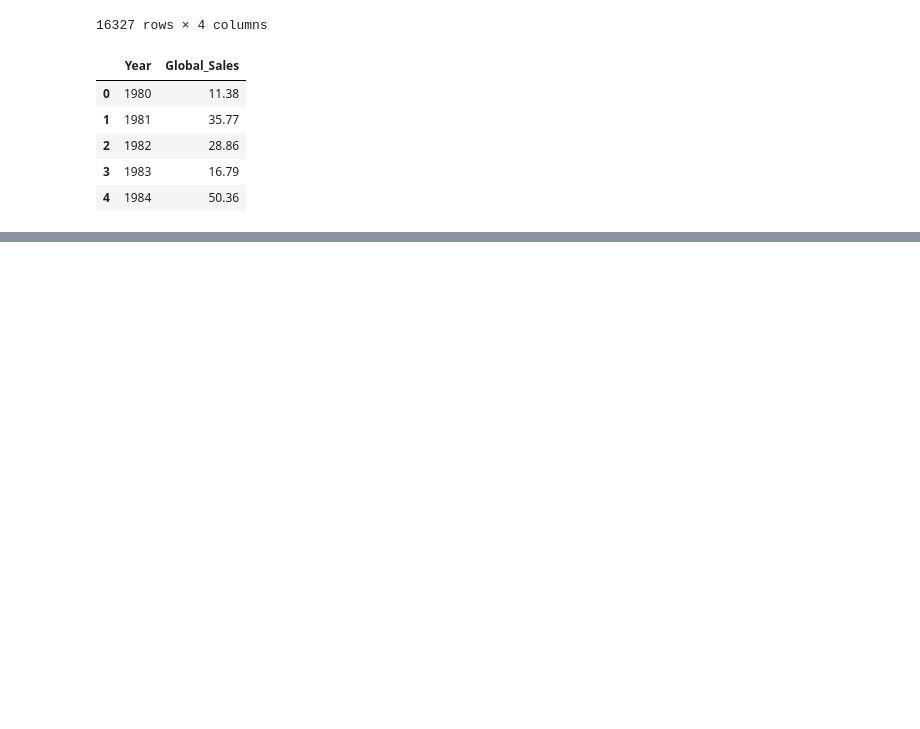
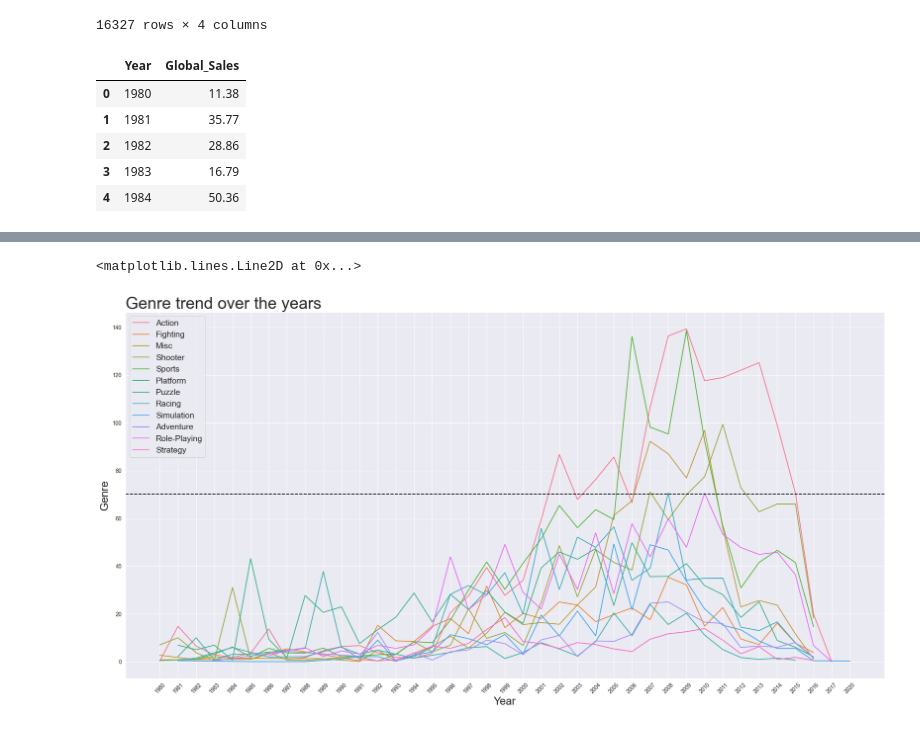
Before and after one commit to rodioniam/study_projects, a Jupyter notebook: visualization/other_charts.ipynb, the cells around one changed output, grey strips where cells are left out. Drawn from its saved outputs; the diff is of its cells as text; code cells hidden in the pictures; blank space fills up the shorter version.

```diff
--- a/visualization/other_charts.ipynb
+++ b/visualization/other_charts.ipynb
@@ -94,0 +76,8 @@ Text(0.5, 1.0, 'Video games sales trend over the years')
+# %%
+columns2 = ['Year', 'Genre', 'Global_Sales']
+
+df_sales_genre = df[columns2]
+df_sales_genre.isna().any()
+df_sales_genre = df_sales_genre.dropna()
+df_sales_genre['Year'] = df_sales_genre['Year'].astype(int).astype(str)
+df_sales_genre = df_sales_genre.groupby(['Year', 'Genre'], as_index=False).agg({'Global_Sales': 'sum'})
@@ -94,0 +100,17 @@ Text(0.5, 1.0, 'Video games sales trend over the years')
+# %%
+plt.figure(figsize=(20,10))
+plt.xticks(rotation=45)
+plt.tight_layout()
+sns.lineplot(df_sales_genre, x='Year', y='Global_Sales', hue='Genre')
+plt.title('Genre trend over the years', size=30, loc='left')
+plt.xlabel('Year', size=20)
+plt.ylabel('Genre', size=20)
+
+# custom legend
+plt.legend(fontsize=15, loc='upper left')
+
+# custom line
+plt.axhline(y=70, color = 'black', linestyle='--')
+# %% [output]
+<matplotlib.lines.Line2D at 0x...>
+[figure, added]
```
Also changed, not shown: parts of 6 cells of this notebook, 2 other files.
